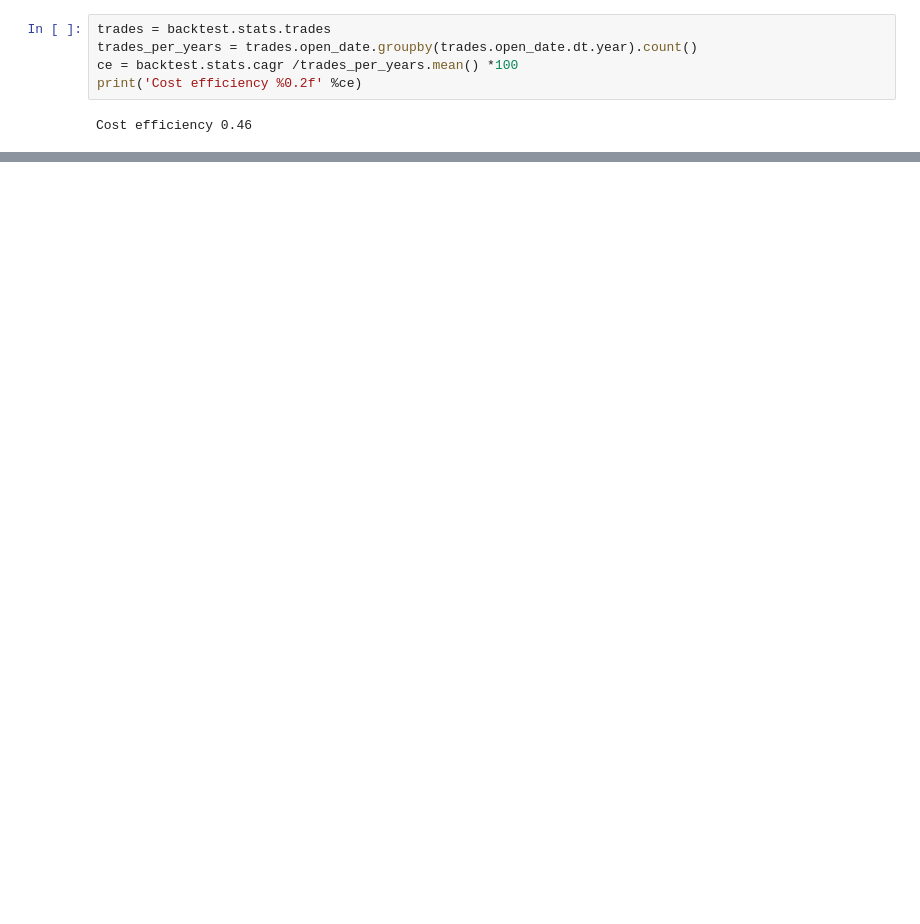
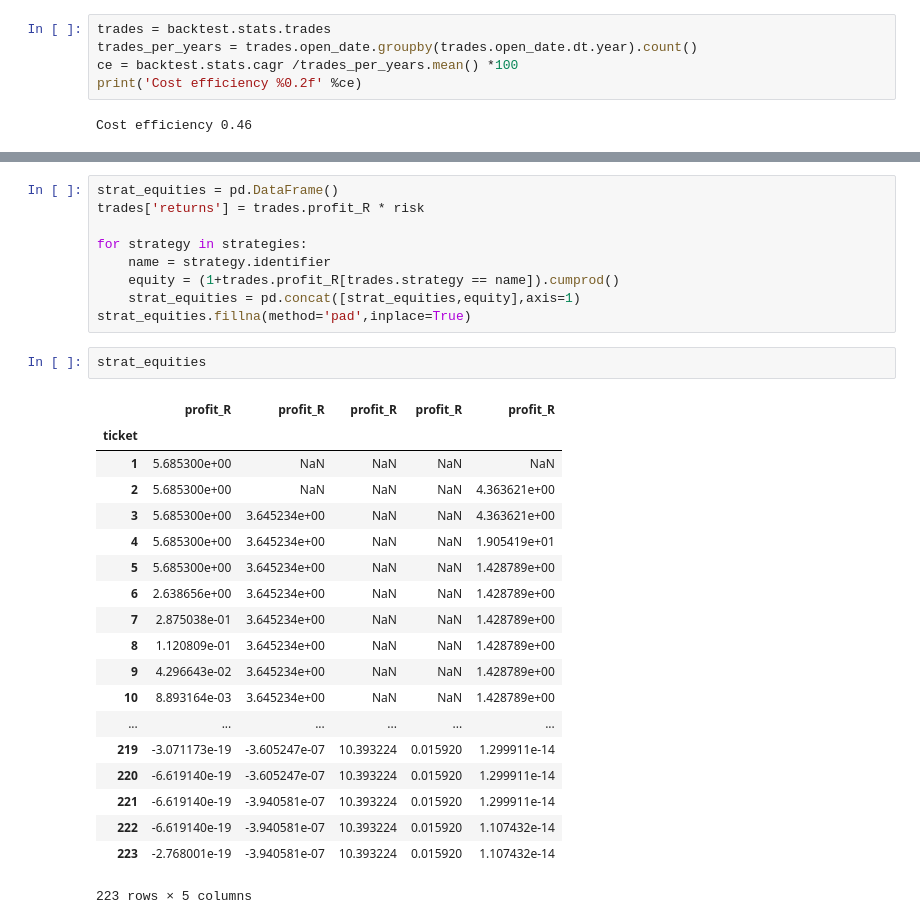
Before and after one commit to JeromeMoreau/pyTrading2, a Jupyter notebook: Backtest.ipynb, the cells around one changed output, grey strips where cells are left out. Cells and saved outputs as stored; diff of their text form; blank space fills up the shorter version.

```diff
--- a/Backtest.ipynb
+++ b/Backtest.ipynb
@@ -107,0 +124,31 @@ R-squared 0.92
+# %%
+strat_equities = pd.DataFrame()
+trades['returns'] = trades.profit_R * risk
+
+for strategy in strategies:
+    name = strategy.identifier
+    equity = (1+trades.profit_R[trades.strategy == name]).cumprod()
+    strat_equities = pd.concat([strat_equities,equity],axis=1)
+strat_equities.fillna(method='pad',inplace=True)
+# %%
+strat_equities
+# %% [output]
+|  | profit_R | profit_R | profit_R | profit_R | profit_R |
+| ticket |  |  |  |  |  |
+| 1 | 5.685300e+00 | NaN | NaN | NaN | NaN |
+| 2 | 5.685300e+00 | NaN | NaN | NaN | 4.363621e+00 |
+| 3 | 5.685300e+00 | 3.645234e+00 | NaN | NaN | 4.363621e+00 |
+| 4 | 5.685300e+00 | 3.645234e+00 | NaN | NaN | 1.905419e+01 |
+| 5 | 5.685300e+00 | 3.645234e+00 | NaN | NaN | 1.428789e+00 |
+| 6 | 2.638656e+00 | 3.645234e+00 | NaN | NaN | 1.428789e+00 |
+| 7 | 2.875038e-01 | 3.645234e+00 | NaN | NaN | 1.428789e+00 |
+| 8 | 1.120809e-01 | 3.645234e+00 | NaN | NaN | 1.428789e+00 |
+| 9 | 4.296643e-02 | 3.645234e+00 | NaN | NaN | 1.428789e+00 |
+| 10 | 8.893164e-03 | 3.645234e+00 | NaN | NaN | 1.428789e+00 |
+| ... | ... | ... | ... | ... | ... |
+| 219 | -3.071173e-19 | -3.605247e-07 | 10.393224 | 0.015920 | 1.299911e-14 |
+| 220 | -6.619140e-19 | -3.605247e-07 | 10.393224 | 0.015920 | 1.299911e-14 |
+| 221 | -6.619140e-19 | -3.940581e-07 | 10.393224 | 0.015920 | 1.299911e-14 |
+| 222 | -6.619140e-19 | -3.940581e-07 | 10.393224 | 0.015920 | 1.107432e-14 |
+| 223 | -2.768001e-19 | -3.940581e-07 | 10.393224 | 0.015920 | 1.107432e-14 |
+223 rows × 5 columns
```
Also changed, not shown: parts of 6 cells of this notebook, 10 other files.
